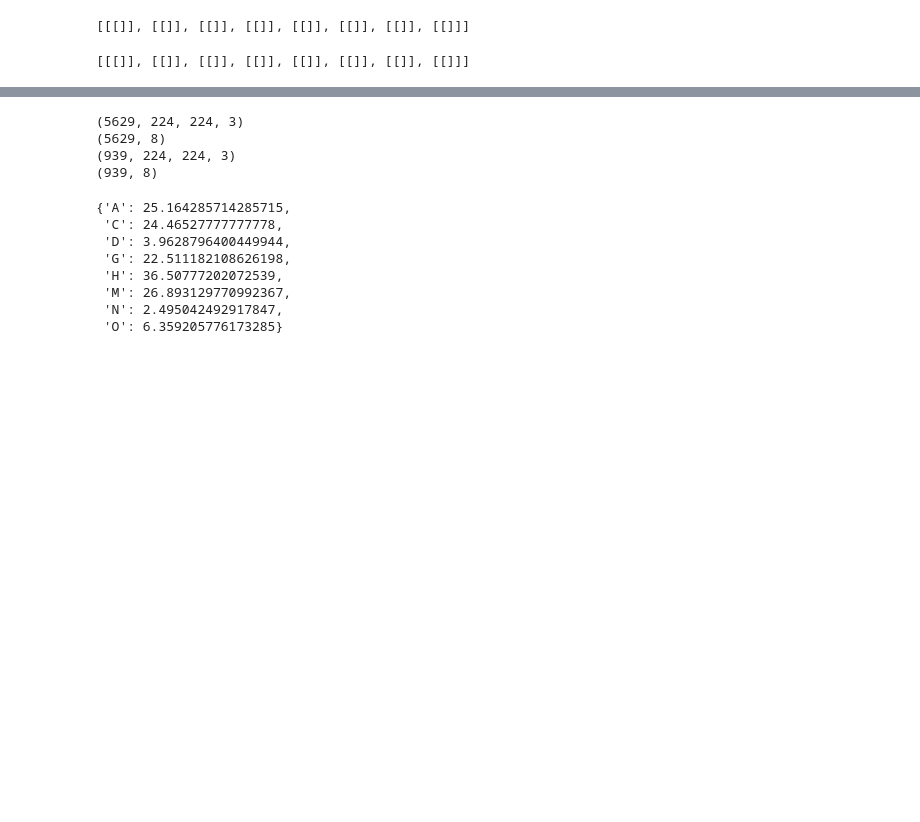
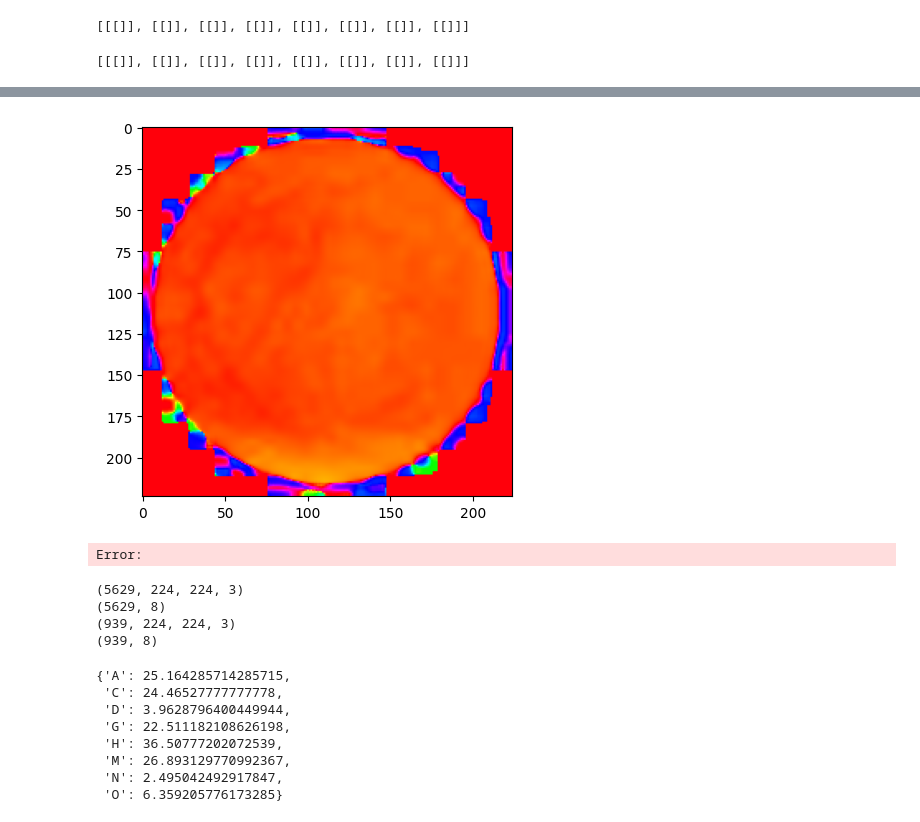
Before and after one commit to florencecornelissen/ODIR_challenge, a Jupyter notebook: augmentation.ipynb, the cells around one changed output, grey strips where cells are left out. Saved outputs shown, nothing was run; the diff lists cells and outputs as text; code cells hidden in the pictures; blank space fills up the shorter version.

```diff
--- a/augmentation.ipynb
+++ b/augmentation.ipynb
@@ -185,3 +202,9 @@ X_train1, X_validation1, y_train1, y_validation1 = train_test_split(X_train_augm
+# %%
+plt.imshow(X_train1[0])
+plt.show()
+# %% [output]
+[figure, added]
+Error:
 # %%
 X_train = np.array(X_train1, dtype=np.float32)
 y_train = np.array(y_train1, dtype=np.float32)
```
Also changed, not shown: parts of 3 cells of this notebook.
